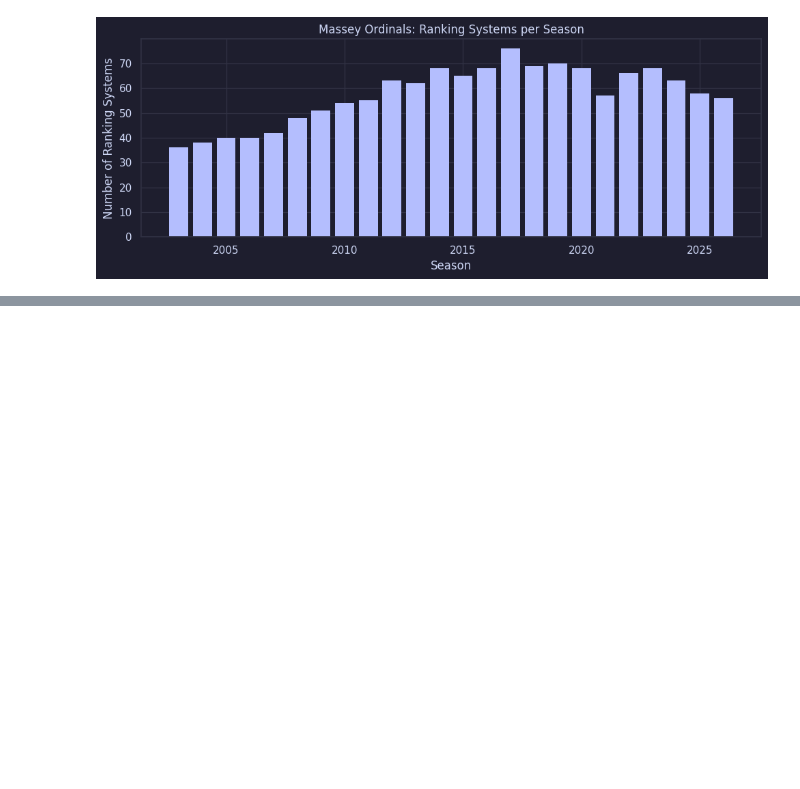
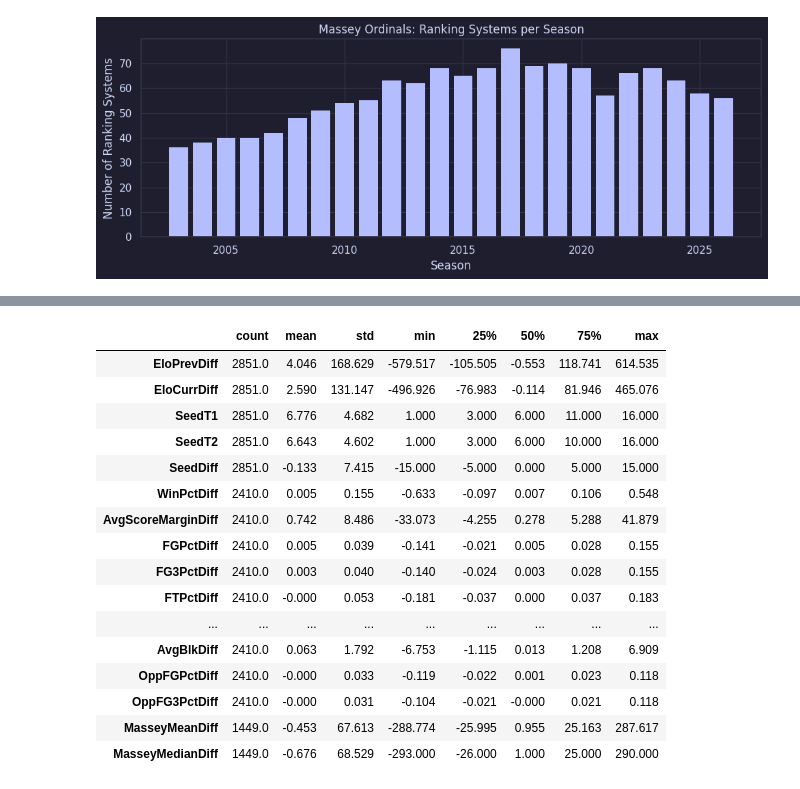
Before and after one commit to aelhajj/kaggle_march_ml_mania_2026, a Jupyter notebook: notebook.ipynb, the cells around one changed output, grey strips where cells are left out. Cells and saved outputs as stored; diff of their text form; code cells hidden in the pictures; blank space fills up the shorter version.

```diff
--- a/notebook.ipynb
+++ b/notebook.ipynb
@@ -201,0 +209,6 @@ plt.show()
+# %%
+# Elo: previous season (end-of-season, includes tournament) — long-term baseline
+m_elo_prev = compute_elo(data["m_regular"], data["m_tourney"], include_tourney=True)
+w_elo_prev = compute_elo(data["w_regular"], data["w_tourney"], include_tourney=True)
+elo_prev = {**m_elo_prev, **w_elo_prev}
+print(f"Previous-season Elo: {len(elo_prev):,} ratings")
@@ -201,0 +300,20 @@ plt.show()
+# %%
+X.describe().T.round(3)
+# %% [output]
+|  | count | mean | std | min | 25% | 50% | 75% | max |
+| EloPrevDiff | 2851.0 | 4.046 | 168.629 | -579.517 | -105.505 | -0.553 | 118.741 | 614.535 |
+| EloCurrDiff | 2851.0 | 2.590 | 131.147 | -496.926 | -76.983 | -0.114 | 81.946 | 465.076 |
+| SeedT1 | 2851.0 | 6.776 | 4.682 | 1.000 | 3.000 | 6.000 | 11.000 | 16.000 |
+| SeedT2 | 2851.0 | 6.643 | 4.602 | 1.000 | 3.000 | 6.000 | 10.000 | 16.000 |
+| SeedDiff | 2851.0 | -0.133 | 7.415 | -15.000 | -5.000 | 0.000 | 5.000 | 15.000 |
+| WinPctDiff | 2410.0 | 0.005 | 0.155 | -0.633 | -0.097 | 0.007 | 0.106 | 0.548 |
+| AvgScoreMarginDiff | 2410.0 | 0.742 | 8.486 | -33.073 | -4.255 | 0.278 | 5.288 | 41.879 |
+| FGPctDiff | 2410.0 | 0.005 | 0.039 | -0.141 | -0.021 | 0.005 | 0.028 | 0.155 |
+| FG3PctDiff | 2410.0 | 0.003 | 0.040 | -0.140 | -0.024 | 0.003 | 0.028 | 0.155 |
+| FTPctDiff | 2410.0 | -0.000 | 0.053 | -0.181 | -0.037 | 0.000 | 0.037 | 0.183 |
+| ... | ... | ... | ... | ... | ... | ... | ... | ... |
+| AvgBlkDiff | 2410.0 | 0.063 | 1.792 | -6.753 | -1.115 | 0.013 | 1.208 | 6.909 |
+| OppFGPctDiff | 2410.0 | -0.000 | 0.033 | -0.119 | -0.022 | 0.001 | 0.023 | 0.118 |
+| OppFG3PctDiff | 2410.0 | -0.000 | 0.031 | -0.104 | -0.021 | -0.000 | 0.021 | 0.118 |
+| MasseyMeanDiff | 1449.0 | -0.453 | 67.613 | -288.774 | -25.995 | 0.955 | 25.163 | 287.617 |
+| MasseyMedianDiff | 1449.0 | -0.676 | 68.529 | -293.000 | -26.000 | 1.000 | 25.000 | 290.000 |
```
Also changed, not shown: parts of 31 cells of this notebook, 2 other files.
